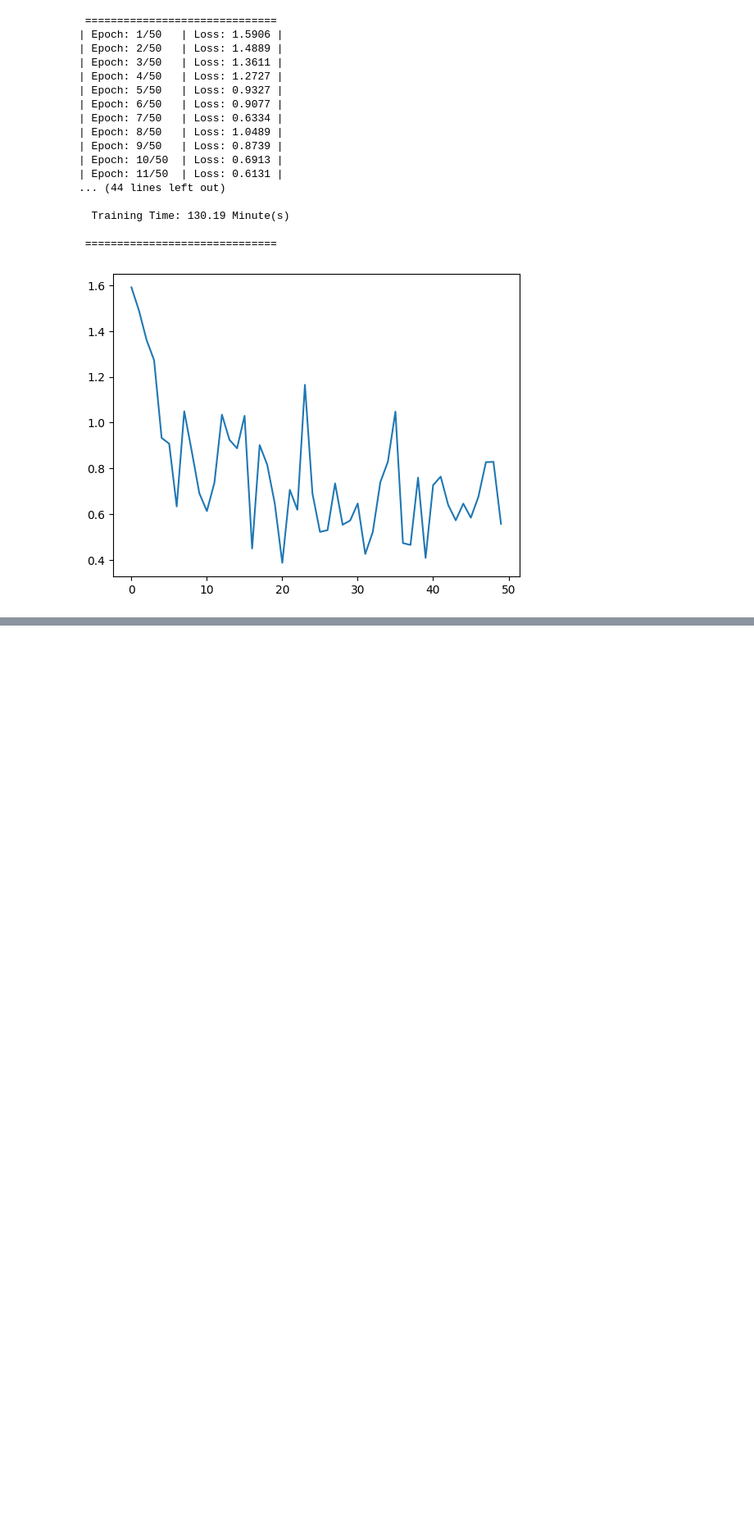
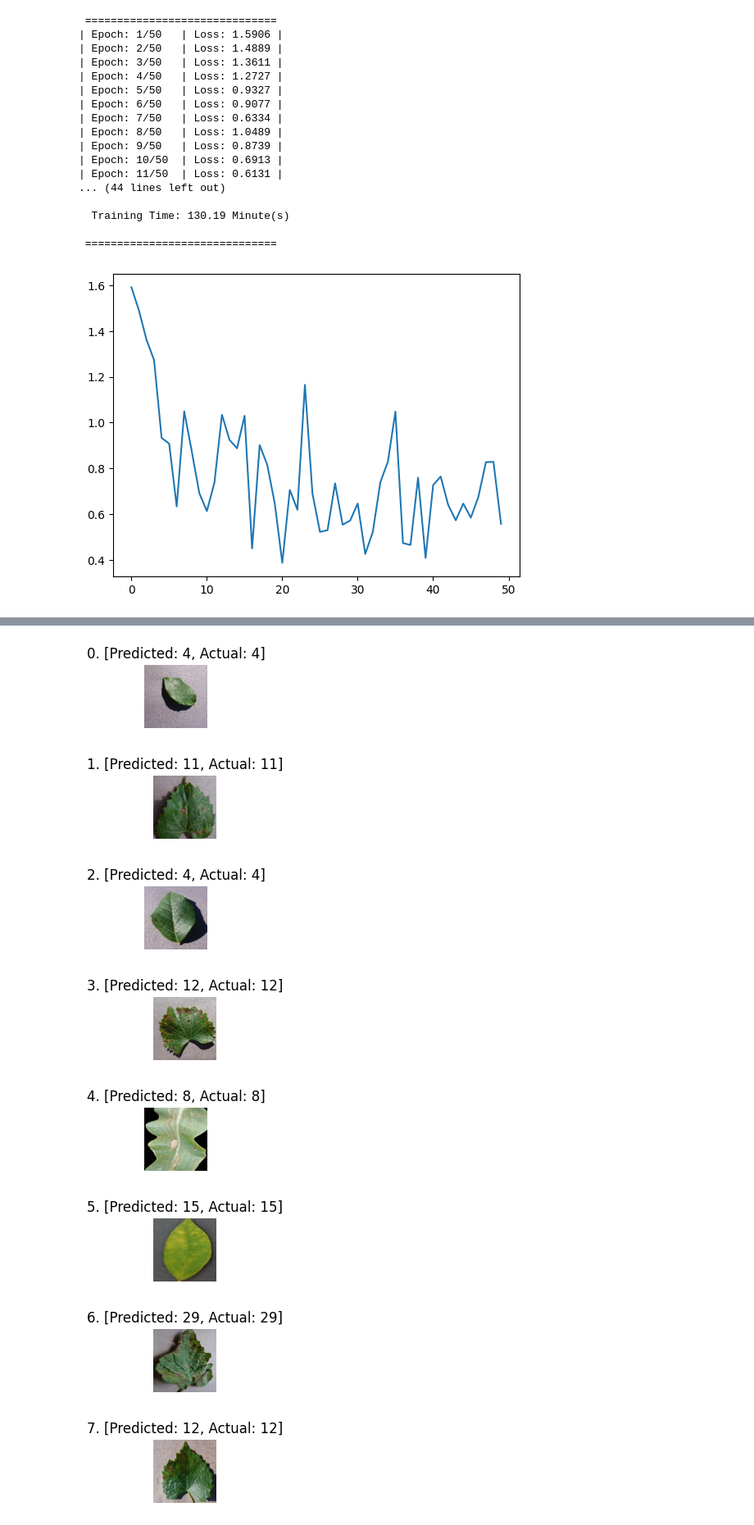
Before and after one commit to attahiruj/PlantVillageClassification, a Jupyter notebook: plantvillage-v2.ipynb, the cells around one changed output, grey strips where cells are left out. Shown at 82% size. Saved outputs shown, nothing was run; the diff lists cells and outputs as text; code cells hidden in the pictures; blank space fills up the shorter version.

Commit message:
fully traine model: 85% acc

```diff
--- a/plantvillage-v2.ipynb
+++ b/plantvillage-v2.ipynb
@@ -74,7 +74,7 @@ class PlantVillageDataset(Dataset):
 # %%
 train_data = PlantVillageDataset(train, data_transformer['train'])
 val_data = PlantVillageDataset(val, data_transformer['val'])
-test_data = PlantVillageDataset(test, transform)
+test_data = PlantVillageDataset(test, data_transformer['val'])
 
 # Reverse normalization function
 def reverse_normalize(image, mean, std):
@@ -246,9 +254,12 @@ plt.show()
  ==============================
 [figure]
 # %%
-save_path = 'models/plantvillage-v2.pth'
-torch.save(model.state_dict(), save_path)
-# plantVillageModel = ConvNet(n_features).to(device)
-plantVillageModel = torch.load(save_path)
-plantVillageModel.eval()
+save_path = 'models/plantvillage.pth'
+device = torch.device('cpu')
+# torch.save(model.module.state_dict(), save_path)
+plantVillageModel = ConvNet()
+plantVillageModel.load_state_dict(torch.load(save_path, map_location=torch.device('cpu')))
+# plantVillageModel.eval()
+plantVillageModel.to(device)
+# print(summary(plantVillageModel))
 # %% [output]
@@ -256,42 +283,53 @@ AttributeError: 'collections.OrderedDict' object has no attribute 'eval'
 # %%
-test_data_loader = DataLoader(test_data, batch_size=1, shuffle=True)
+# Test Evaluation
+#test_data_loader = DataLoader(test_data, batch_size=1, shuffle=True)
 test_sample_count = 10  # Changed to pick two images
 n_samples = len(test_data_loader.dataset)  # Assuming test_data_loader is a DataLoader object with a dataset attribute
 
 correct_count = 0
 wrong_count = 0
 
 for i in range(test_sample_count):
-	random_index = random.randint(0, len(test_data_loader) - 1)
-	for idx, (images, labels) in enumerate(test_data_loader):
-		if idx == random_index:
-			image = images
-			label = labels
-			break
+    random_index = random.randint(0, len(test_data_loader) - 1)
+    for idx, (images, labels) in enumerate(test_data_loader):
+        if idx == random_index:
+            image = images
+            label = labels
+            break
 
-	image = image.to(device)
-	label = label.to(device)
-	with torch.no_grad():
-		output = plantVillageModel(image)
-	_, prediction = torch.max(output, 1)
+    image = image.to(device)
+    label = label.to(device)
+    with torch.no_grad():
+        output = plantVillageModel(image)
+    _, prediction = torch.max(output, 1)
 
-	# Check if prediction is correct
-	is_correct = (prediction == label)
-	correct_count += is_correct.item()
-	wrong_count += int(not is_correct.item())
+    # Check if prediction is correct
+    is_correct = (prediction == label)
+    correct_count += is_correct.item()
+    wrong_count += int(not is_correct.item())
 
-	# Convert tensors to numpy arrays and reverse normalization
-	image = reverse_normalize(image.squeeze(), mean, std)
-	label = label.item()
-	prediction = prediction.item()
+    # Convert tensors to numpy arrays and reverse normalization
+    image = reverse_normalize(image.squeeze(), mean, std)
+    label = label.item()
+    prediction = prediction.item()
 
-	# Plot the image along with its label
-	plt.figure(figsize=(4, 4))
-	plt.imshow(image)
-	plt.title(f'Predicted: {prediction}, Actual: {label}')
-	plt.axis('off')
-	plt.show()
+    # Plot the image along with its label
+    plt.figure(figsize=(1, 1))
+    plt.imshow(image)
+    plt.title(f'{i}. [Predicted: {prediction}, Actual: {label}]')
+    plt.axis('off')
+    plt.show()
 
 # Print the total counts
 print(f'Total Correct Predictions: {correct_count}')
 print(f'Total Wrong Predictions: {wrong_count}')
+print(f'Test Set Accuracy: {(correct_count/test_sample_count)*100}%')
+# %% [output]
+[figure, added]
+[figure, added]
+[figure, added]
+[figure, added]
+[figure, added]
+[figure, added]
+[figure, added]
+[figure, added]
```
Also changed, not shown: parts of 8 cells of this notebook, 2 other files.
